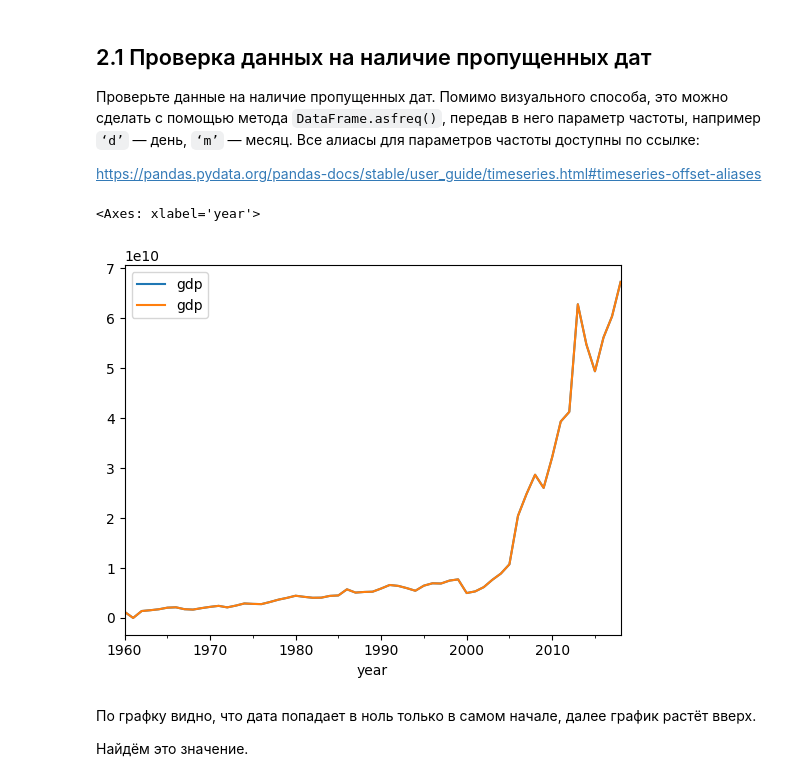
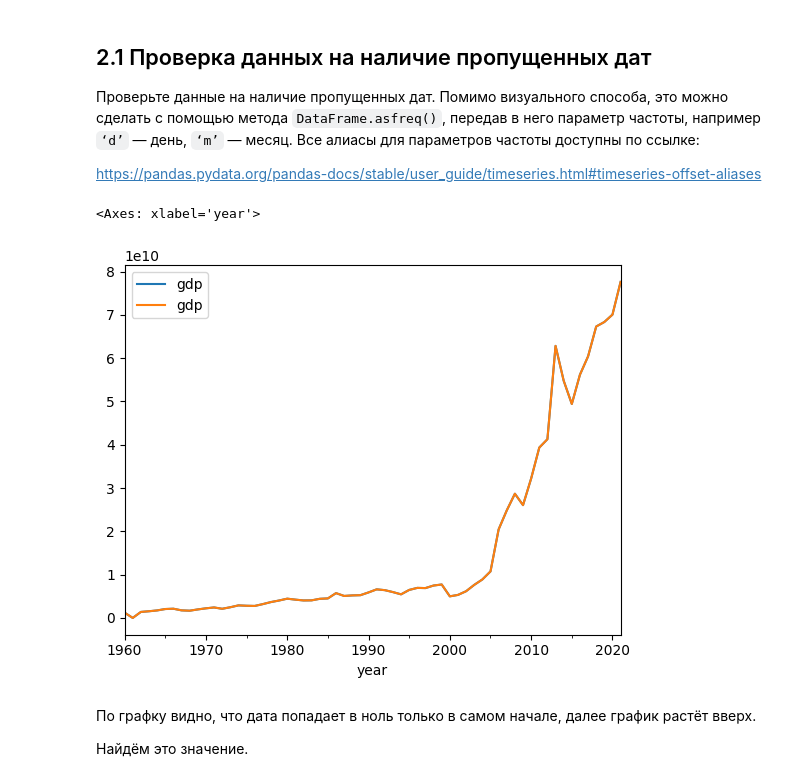
Before and after one commit to botovalex/SFDC, a Jupyter notebook: ML_in_business/ML-13_project_ABotov.ipynb, the cells around one changed output. Cells and saved outputs as stored; diff of their text form; code cells hidden in the pictures.

```diff
--- a/ML_in_business/ML-13_project_ABotov.ipynb
+++ b/ML_in_business/ML-13_project_ABotov.ipynb
@@ -407,11 +422,11 @@ plt.show()
 
 https://pandas.pydata.org/pandas-docs/stable/user_guide/timeseries.html#timeseries-offset-aliases
 # %%
-ax = train_df.asfreq(freq='AS').plot()
-train_df.plot(ax=ax)
+ax = df.asfreq(freq='AS').plot()
+df.plot(ax=ax)
 # %% [output]
 <Axes: xlabel='year'>
-[figure, old version]
+[figure, new version]
 # %% [markdown]
 По графку видно, что дата попадает в ноль только в самом начале, далее график растёт вверх.
 
```
Also changed, not shown: parts of 34 cells of this notebook, 1 other file.
